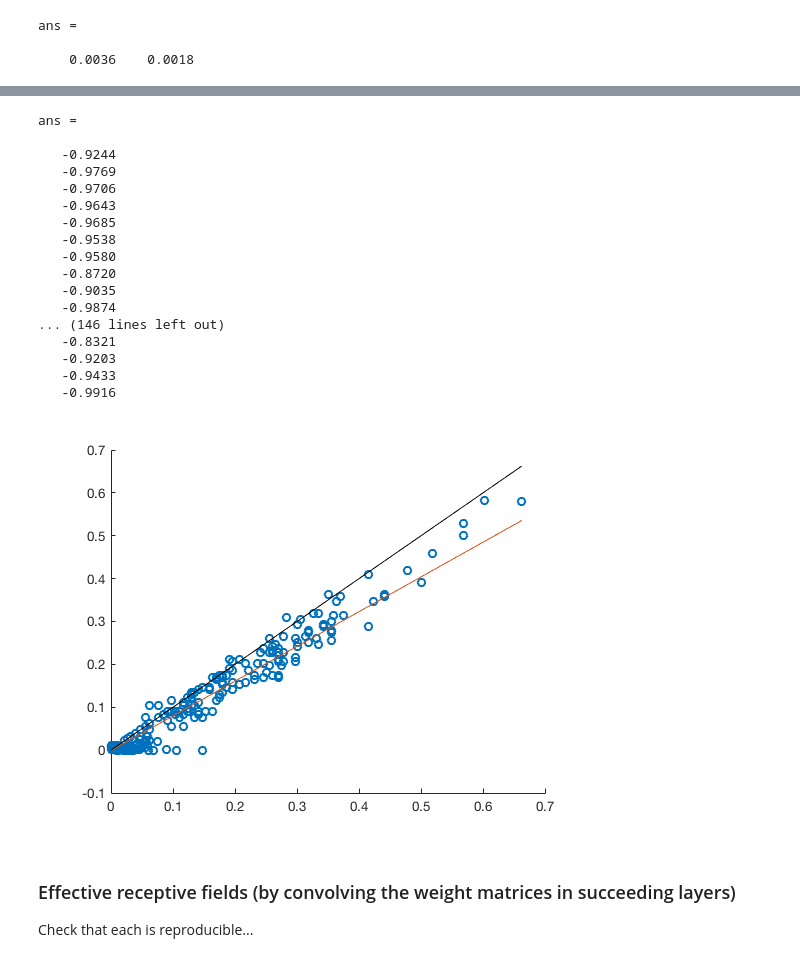
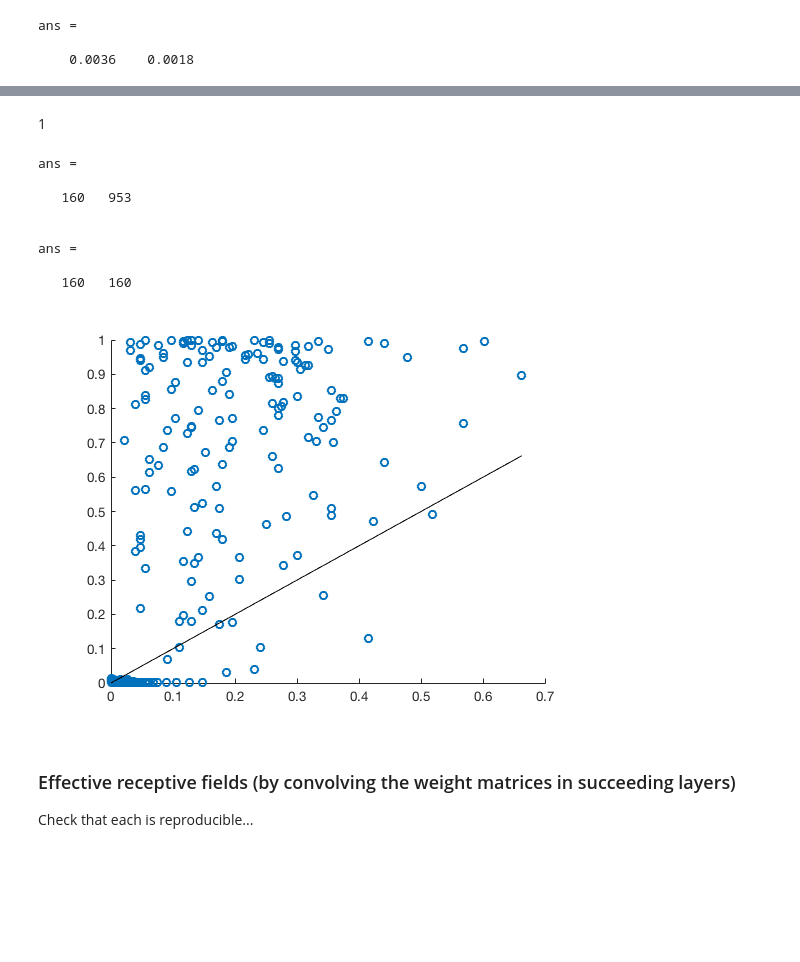
Before and after one commit to jlnatal/CGProj, a Jupyter notebook: CGpipeline_.ipynb, the cells around one changed output, grey strips where cells are left out. Saved outputs shown, nothing was run; the diff lists cells and outputs as text; code cells hidden in the pictures; blank space fills up the shorter version.

```diff
--- a/CGpipeline_.ipynb
+++ b/CGpipeline_.ipynb
@@ -677 +700,3 @@ ans =
+# %% [markdown]
+1
 # %%
@@ -681,32 +764,25 @@ rand(160,953)>([1:160]/160)';
+# %%
+size(ba)
+size(MI_ba)
+# %% [output]
+ans =
+
+   160   953
+
+
+ans =
+
+   160   160
 # %%
-rand(160,953)>[1:160]/160;
-
-figure,scatter(MI_Dat(:),MI_Rec(:))
+figure,scatter(MI_Dat(:),MI_ba(:))
 hold on
-linfit=polyfit(MI_Dat(:),MI_Rec(:),1);
+linfit=polyfit(MI_Dat(:),MI_ba(:),1);
 yfitvals=polyval(linfit,MI_Dat(:));
-plot(MI_Dat(:),yfitvals);
+%plot(MI_Dat(:),yfitvals);
 plot(MI_Dat(:),MI_Dat(:),'k')
 hold off
 # %% [output]
-ans =
-
-   -0.9244
-   -0.9769
-   -0.9706
-   -0.9643
-   -0.9685
-   -0.9538
-   -0.9580
-   -0.8720
-   -0.9035
-   -0.9874
-... (146 lines left out)
-   -0.8321
-   -0.9203
-   -0.9433
-   -0.9916
-[figure, old version]
+[figure, new version]
 # %% [markdown]
 ### Effective receptive fields (by convolving the weight matrices in succeeding layers)
 Check that each is reproducible...
```
Also changed, not shown: parts of 20 cells of this notebook.
